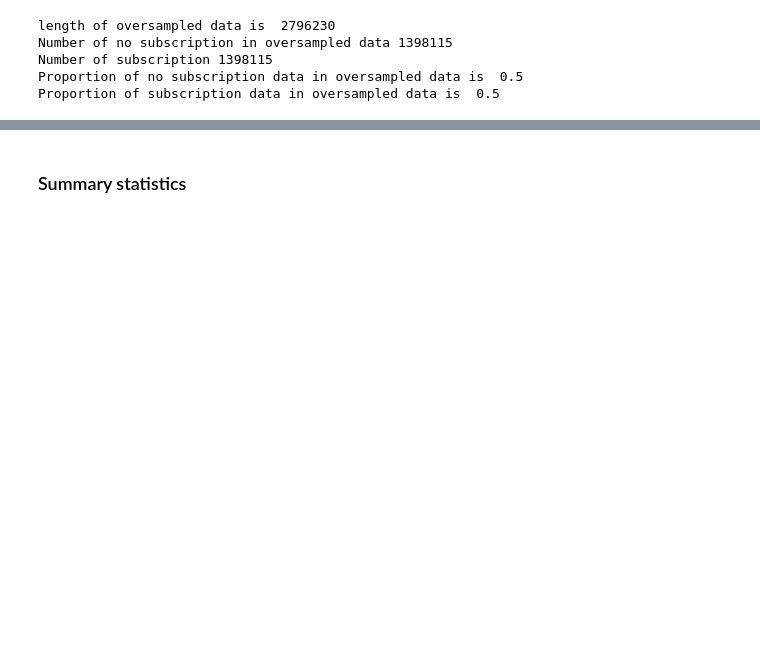
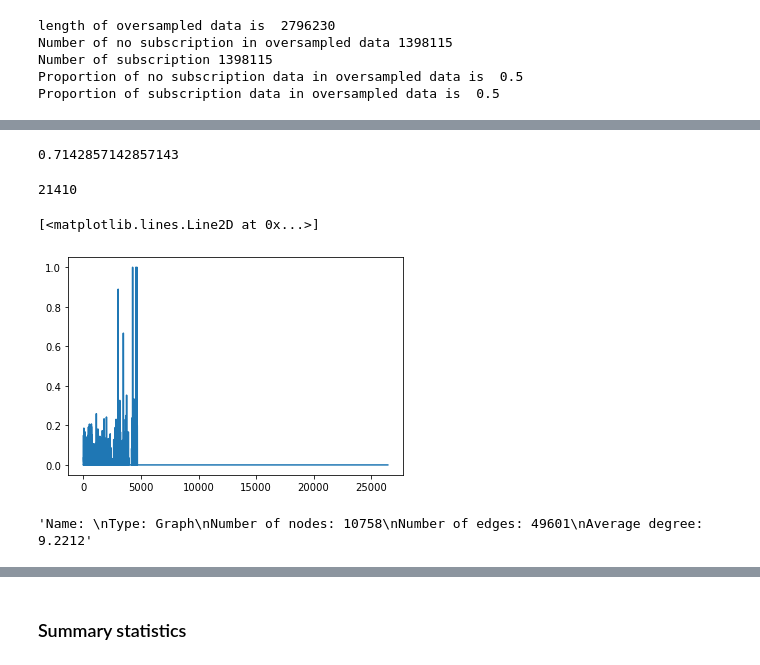
Before and after one commit to testalorenzo/crunch_net, a Jupyter notebook: notebook/crunch_up.ipynb, the cells around one changed output, grey strips where cells are left out. Drawn from its saved outputs; the diff is of its cells as text; code cells hidden in the pictures; blank space fills up the shorter version.

```diff
--- a/notebook/crunch_up.ipynb
+++ b/notebook/crunch_up.ipynb
@@ -379,0 +435,13 @@ stats.pearsonr(list(dfpred3['legame2']),list(dfpred3['jacc']))
+# %%
+##creo indice non presente in network x
+def salton_index(G, coppia):
+    u = coppia[0][0]
+    v = coppia[0][1]
+    neigh1 = [n for n in G[u]]
+    neigh2 = [n for n in G[v]]
+    numerator = len(list(set(neigh1) & set(neigh2)))
+    deg1 = G.degree[u]
+    deg2 = G.degree[v]
+    denominator = math.sqrt(deg1*deg2)
+    salton = numerator/denominator
+    return salton
@@ -379,0 +459,4 @@ stats.pearsonr(list(dfpred3['legame2']),list(dfpred3['jacc']))
+# %%
+jacc_index(F,[(22557,0)])
+# %% [output]
+0.7142857142857143
@@ -379,0 +531,13 @@ stats.pearsonr(list(dfpred3['legame2']),list(dfpred3['jacc']))
+# %%
+len(dflogis[(dflogis['existing']==1) & (dflogis['linktest']== 0) & (dflogis['linktrial']== 0) ])
+# %% [output]
+21410
+# %%
+plt.plot(list(dflogis[dflogis['linktrial']==0]['jacq']))
+# %% [output]
+[<matplotlib.lines.Line2D at 0x...>]
+[figure, added]
+# %%
+nx.info(ootrial)
+# %% [output]
+'Name: \nType: Graph\nNumber of nodes: 10758\nNumber of edges: 49601\nAverage degree:   9.2212'
```
Also changed, not shown: parts of 52 cells of this notebook.
